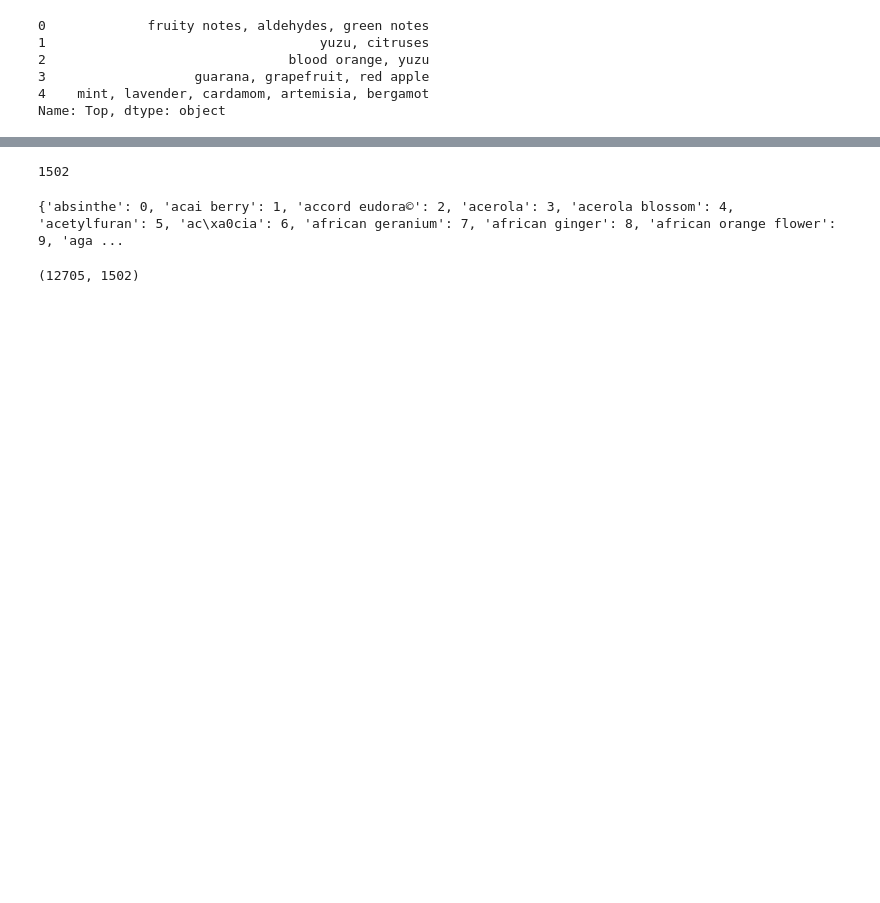
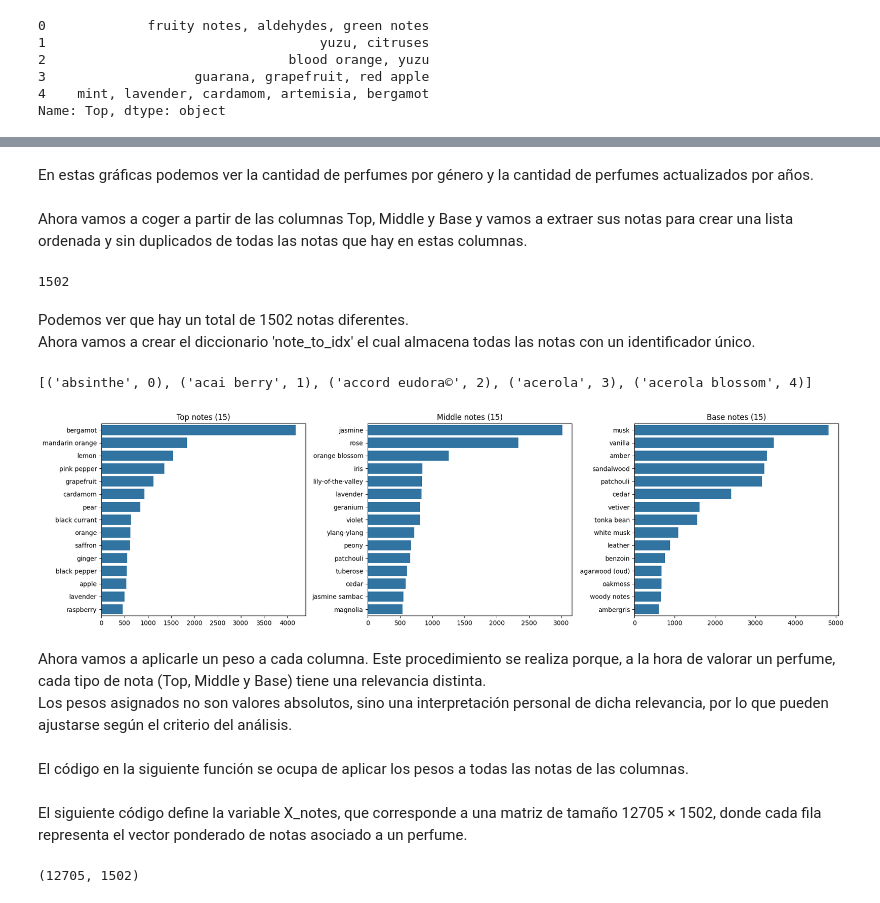
Before and after one commit to javierbernallou/recomendador_de_perfumes, a Jupyter notebook: Eda03.ipynb, the cells around one changed output, grey strips where cells are left out. Drawn from its saved outputs; the diff is of its cells as text; code cells hidden in the pictures; blank space fills up the shorter version.

```diff
--- a/Eda03.ipynb
+++ b/Eda03.ipynb
@@ -135 +159,5 @@ Name: Top, dtype: object
+# %% [markdown]
+En estas gráficas podemos ver la cantidad de perfumes por género y la cantidad de perfumes actualizados por años.
+# %% [markdown]
+Ahora vamos a coger a partir de las columnas Top, Middle y Base y vamos a extraer sus notas para crear una lista ordenada y sin duplicados de todas las notas que hay en estas columnas.
 # %%
@@ -144,9 +170,44 @@ all_notes = sorted(all_notes)
 print(len(all_notes))
 # %% [output]
 1502
+# %% [markdown]
+Podemos ver que hay un total de 1502 notas diferentes.\
+Ahora vamos a crear el diccionario 'note_to_idx' el cual almacena todas las notas con un identificador único.
 # %%
 note_to_idx = {note: i for i, note in enumerate(all_notes)}
-print(note_to_idx)
+print(list(note_to_idx.items())[:5])
 # %% [output]
-{'absinthe': 0, 'acai berry': 1, 'accord eudora©': 2, 'acerola': 3, 'acerola blossom': 4, 'acetylfuran': 5, 'ac\xa0cia': 6, 'african geranium': 7, 'african ginger': 8, 'african orange flower': 9, 'aga ...
+[('absinthe', 0), ('acai berry', 1), ('accord eudora©', 2), ('acerola', 3), ('acerola blossom', 4)]
+# %%
+
+def top_notes_counts(series_of_lists, topn=15):
+    c = Counter()
+    for lst in series_of_lists.dropna():
+        c.update(lst)
+    return c.most_common(topn)
+
+# Usar las columnas del dataframe normalizadas
+top15_top = top_notes_counts(df['Top'], 15)
+top15_mid = top_notes_counts(df['Middle'], 15)
+top15_base = top_notes_counts(df['Base'], 15)
+
+fig, axes = plt.subplots(1,3, figsize=(18,5), sharex=False)
+
+for ax, data, title in zip(
+    axes,
+    [top15_top, top15_mid, top15_base],
+    ["Top notes (15)", "Middle notes (15)", "Base notes (15)"]
+):
+    labels = [x[0] for x in data]
+    vals = [x[1] for x in data]
+    sns.barplot(x=vals, y=labels, ax=ax)
+    ax.set_title(title)
+
+plt.tight_layout()
+plt.show()
+# %% [output]
+[figure, added]
+# %% [markdown]
+Ahora vamos a aplicarle un peso a cada columna. Este procedimiento se realiza porque, a la hora de valorar un perfume, cada tipo de nota (Top, Middle y Base) tiene una relevancia distinta.\
+Los pesos asignados no son valores absolutos, sino una interpretación personal de dicha relevancia, por lo que pueden ajustarse según el criterio del análisis.
 # %%
@@ -156,4 +217,6 @@ WEIGHTS = {
     'middle': 0.7,
     'base': 0.4
 }
+# %% [markdown]
+El código en la siguiente función se ocupa de aplicar los pesos a todas las notas de las columnas.
 # %%
@@ -175,4 +236,6 @@ def build_weighted_perfume(row, note_to_idx, weights):
             vec[note_to_idx[n]] += weights['base']
 
     return vec
+# %% [markdown]
+El siguiente código define la variable X_notes, que corresponde a una matriz de tamaño 12705 × 1502, donde cada fila representa el vector ponderado de notas asociado a un perfume.
 # %%
```
Also changed, not shown: parts of 48 cells of this notebook, 3 other files.
